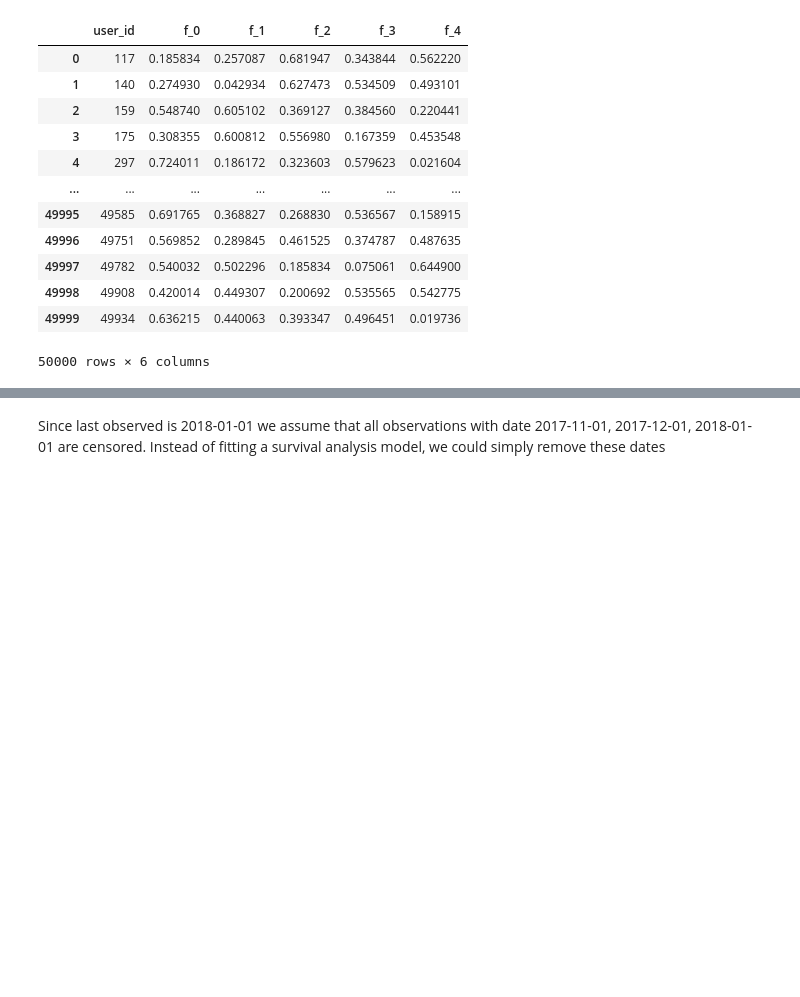
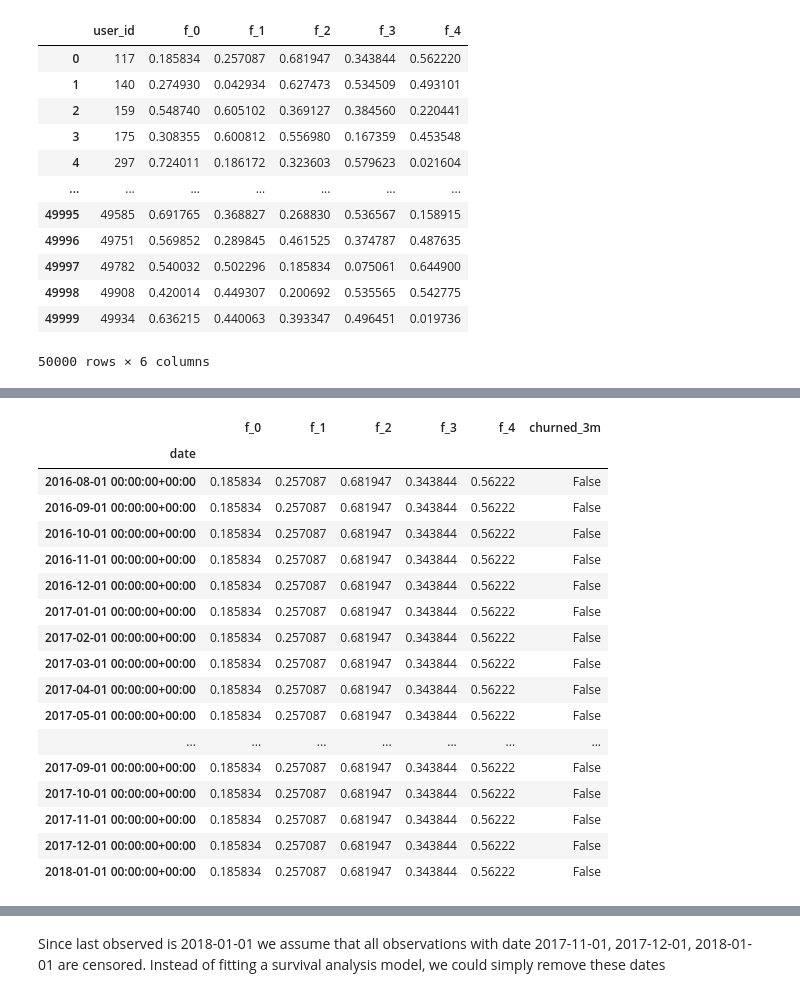
Before and after one commit to wizDs/predictive-modeling, a Jupyter notebook: apps/churn/model.ipynb, the cells around one changed output, grey strips where cells are left out. Cells and saved outputs as stored; diff of their text form; code cells hidden in the pictures; blank space fills up the shorter version.

```diff
--- a/apps/churn/model.ipynb
+++ b/apps/churn/model.ipynb
@@ -76 +88,23 @@ df['churned_3m'] = df['next_1m'].isnull() & df['next_2m'].isnull() & df['next_3m
+# %%
+usr_id = 117
+df.loc[usr_id]
+# %% [output]
+|  | f_0 | f_1 | f_2 | f_3 | f_4 | churned_3m |
+| date |  |  |  |  |  |  |
+| 2016-08-01 00:00:00+00:00 | 0.185834 | 0.257087 | 0.681947 | 0.343844 | 0.56222 | False |
+| 2016-09-01 00:00:00+00:00 | 0.185834 | 0.257087 | 0.681947 | 0.343844 | 0.56222 | False |
+| 2016-10-01 00:00:00+00:00 | 0.185834 | 0.257087 | 0.681947 | 0.343844 | 0.56222 | False |
+| 2016-11-01 00:00:00+00:00 | 0.185834 | 0.257087 | 0.681947 | 0.343844 | 0.56222 | False |
+| 2016-12-01 00:00:00+00:00 | 0.185834 | 0.257087 | 0.681947 | 0.343844 | 0.56222 | False |
+| 2017-01-01 00:00:00+00:00 | 0.185834 | 0.257087 | 0.681947 | 0.343844 | 0.56222 | False |
+| 2017-02-01 00:00:00+00:00 | 0.185834 | 0.257087 | 0.681947 | 0.343844 | 0.56222 | False |
+| 2017-03-01 00:00:00+00:00 | 0.185834 | 0.257087 | 0.681947 | 0.343844 | 0.56222 | False |
+| 2017-04-01 00:00:00+00:00 | 0.185834 | 0.257087 | 0.681947 | 0.343844 | 0.56222 | False |
+| 2017-05-01 00:00:00+00:00 | 0.185834 | 0.257087 | 0.681947 | 0.343844 | 0.56222 | False |
+| ... | ... | ... | ... | ... | ... | ... |
+| 2017-09-01 00:00:00+00:00 | 0.185834 | 0.257087 | 0.681947 | 0.343844 | 0.56222 | False |
+| 2017-10-01 00:00:00+00:00 | 0.185834 | 0.257087 | 0.681947 | 0.343844 | 0.56222 | False |
+| 2017-11-01 00:00:00+00:00 | 0.185834 | 0.257087 | 0.681947 | 0.343844 | 0.56222 | False |
+| 2017-12-01 00:00:00+00:00 | 0.185834 | 0.257087 | 0.681947 | 0.343844 | 0.56222 | False |
+| 2018-01-01 00:00:00+00:00 | 0.185834 | 0.257087 | 0.681947 | 0.343844 | 0.56222 | False |
 # %%
```
Also changed, not shown: parts of 10 cells of this notebook, 1 other file.
